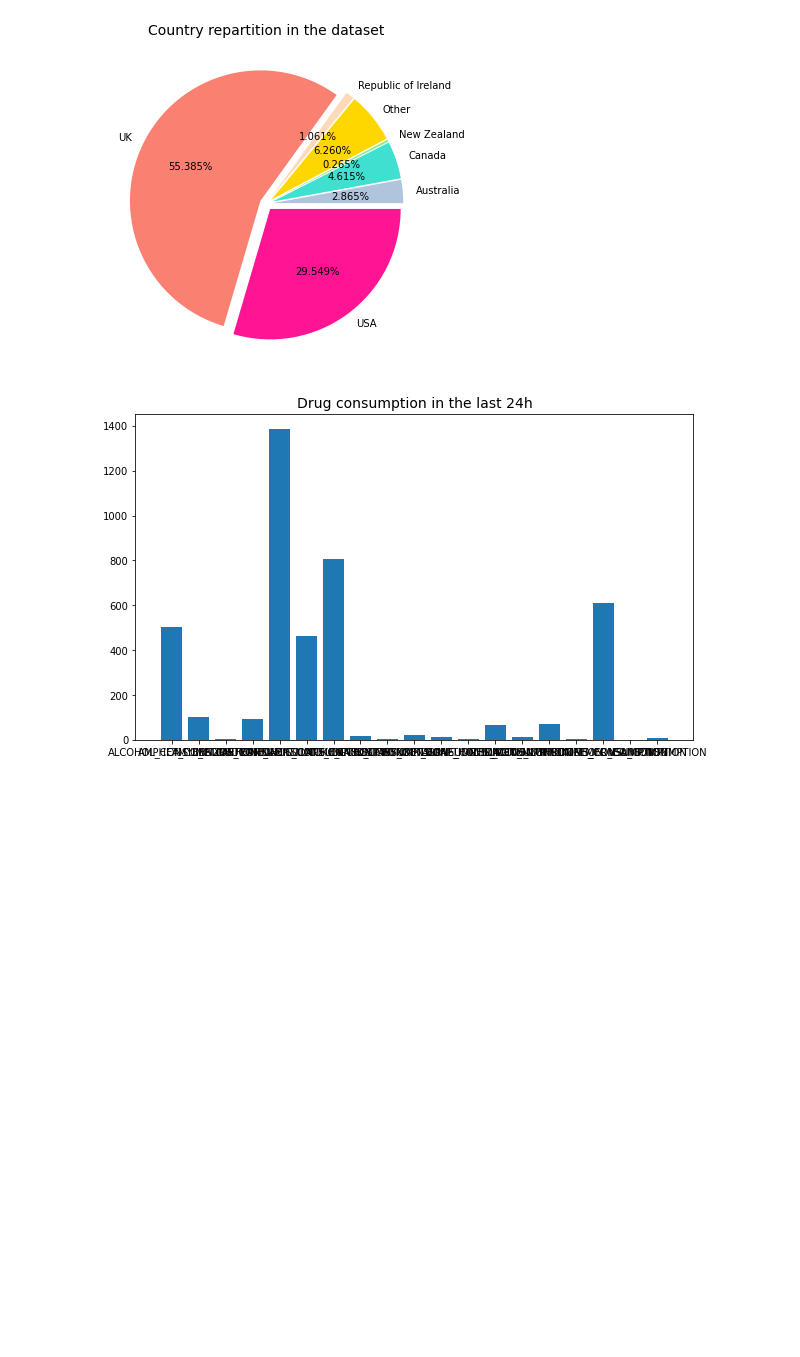
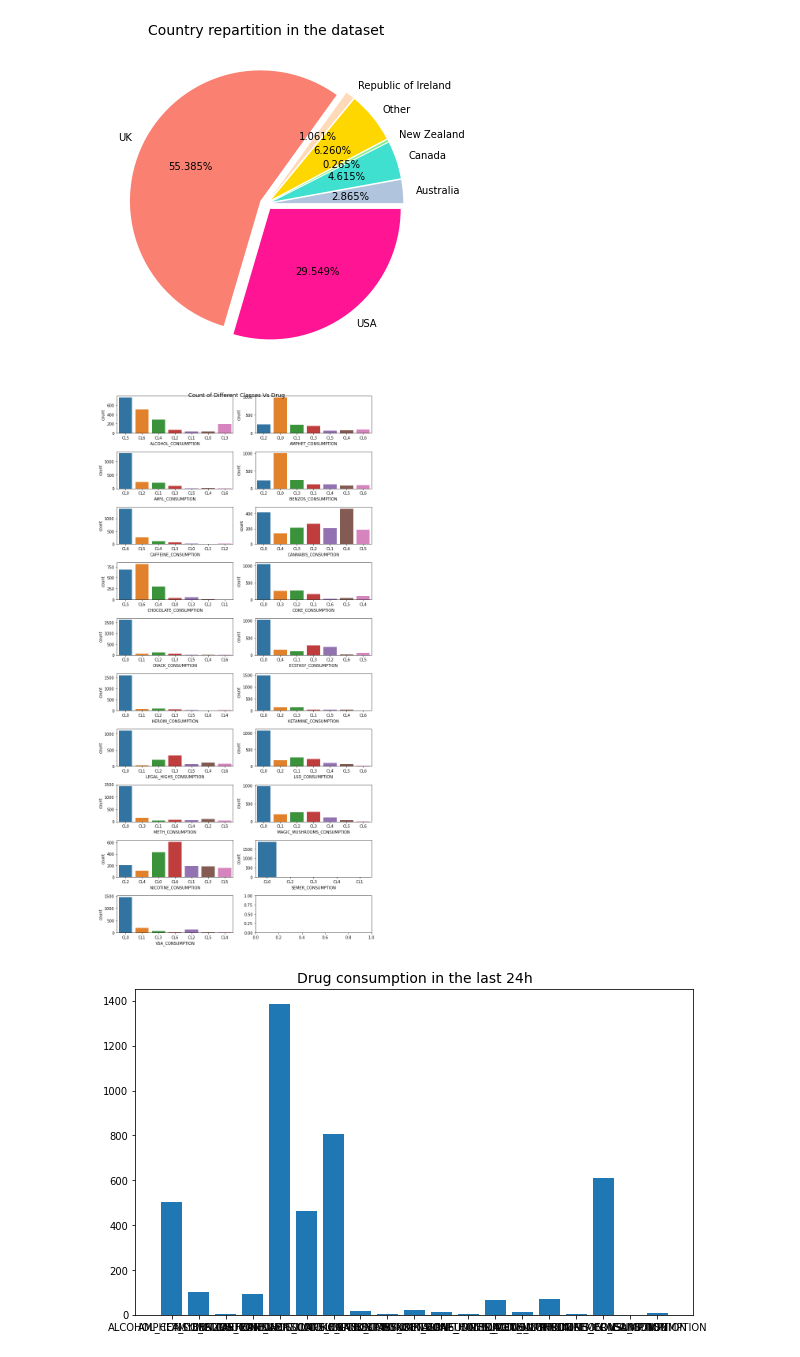
Before and after one commit to m-cheicki/data-viz_drug_consumption, a Jupyter notebook: analysis.ipynb, the cells around one changed output. Drawn from its saved outputs; the diff is of its cells as text; code cells hidden in the pictures; blank space fills up the shorter version.

```diff
--- a/analysis.ipynb
+++ b/analysis.ipynb
@@ -228,6 +214,21 @@ plt.title("Country repartition in the dataset", fontsize=14);
 pie.savefig("charts/CountryRepartition.png")
 # %% [output]
 [figure]
+# %%
+fig, axes = plt.subplots(10,2,figsize = (10,20))
+fig.suptitle("Count of Different Classes Vs Drug",fontsize=14)
+k=13
+for i in range(10):
+    for j in range(2):
+        sns.countplot(x=columns[k], data=dataset,ax=axes[i][j])
+        k+=1
+        if k == 32 :
+            break;
+
+plt.tight_layout()
+plt.show()
+# %% [output]
+[figure, added]
 # %%
 '''
 ['ID', 'AGE', 'GENDER', 'EDUCATION_LEVEL', 'COUNTRY', 'ETHNICITY', 'NSCORE_VALUE', 'ESCORE_VALUE', 'OSCORE_VALUE', 'ASCORE_VALUE',
```
Also changed, not shown: parts of 18 cells of this notebook.
